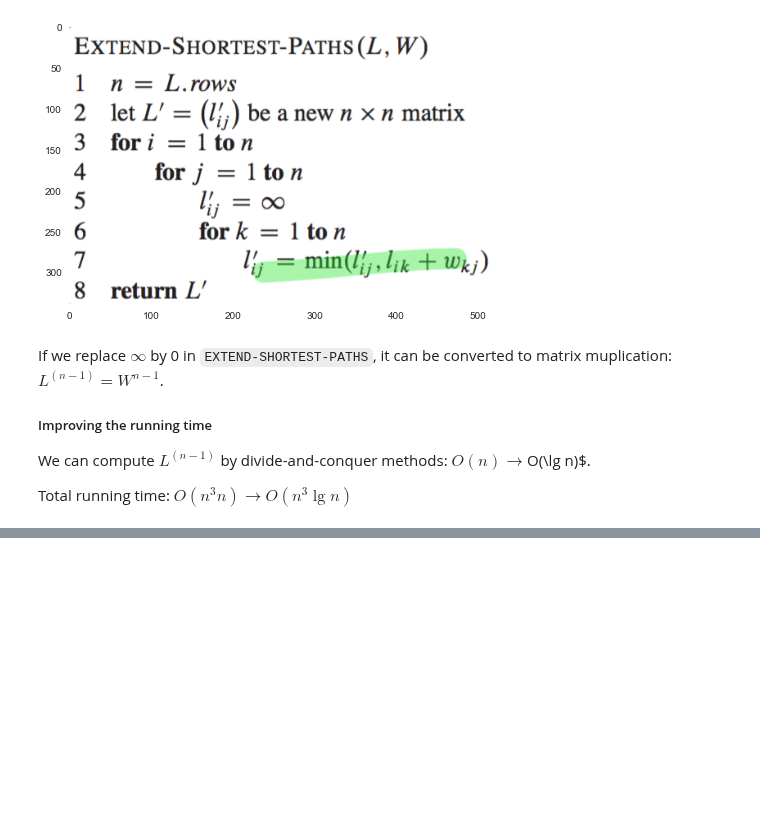
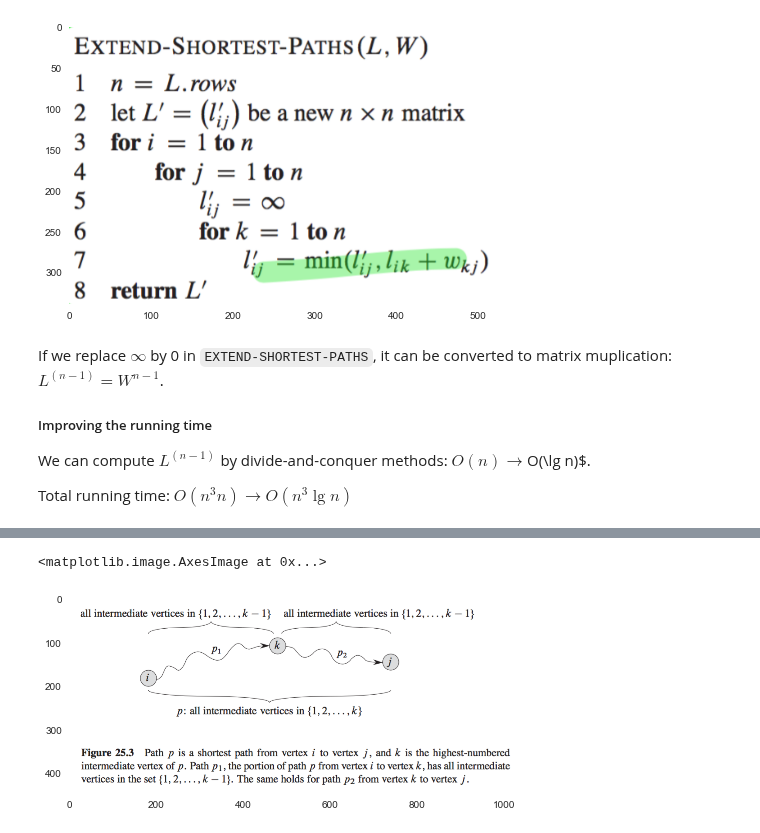
Before and after one commit to facaiy/book_notes, a Jupyter notebook: Introduction_to_Algorithms/25_All-Pairs_Shortest_Paths/note.ipynb, the cells around one changed output, grey strips where cells are left out. Saved outputs shown, nothing was run; the diff lists cells and outputs as text; code cells hidden in the pictures; blank space fills up the shorter version.

```diff
--- a/Introduction_to_Algorithms/25_All-Pairs_Shortest_Paths/note.ipynb
+++ b/Introduction_to_Algorithms/25_All-Pairs_Shortest_Paths/note.ipynb
@@ -59,0 +70,5 @@ Total running time: $O(n^3 n) \to O(n^3 \lg n)$
+# %%
+plt.imshow(plt.imread('./res/fig25_3.png'))
+# %% [output]
+<matplotlib.image.AxesImage at 0x...>
+[figure, added]
```
Also changed, not shown: parts of 9 cells of this notebook, 2 other files.
